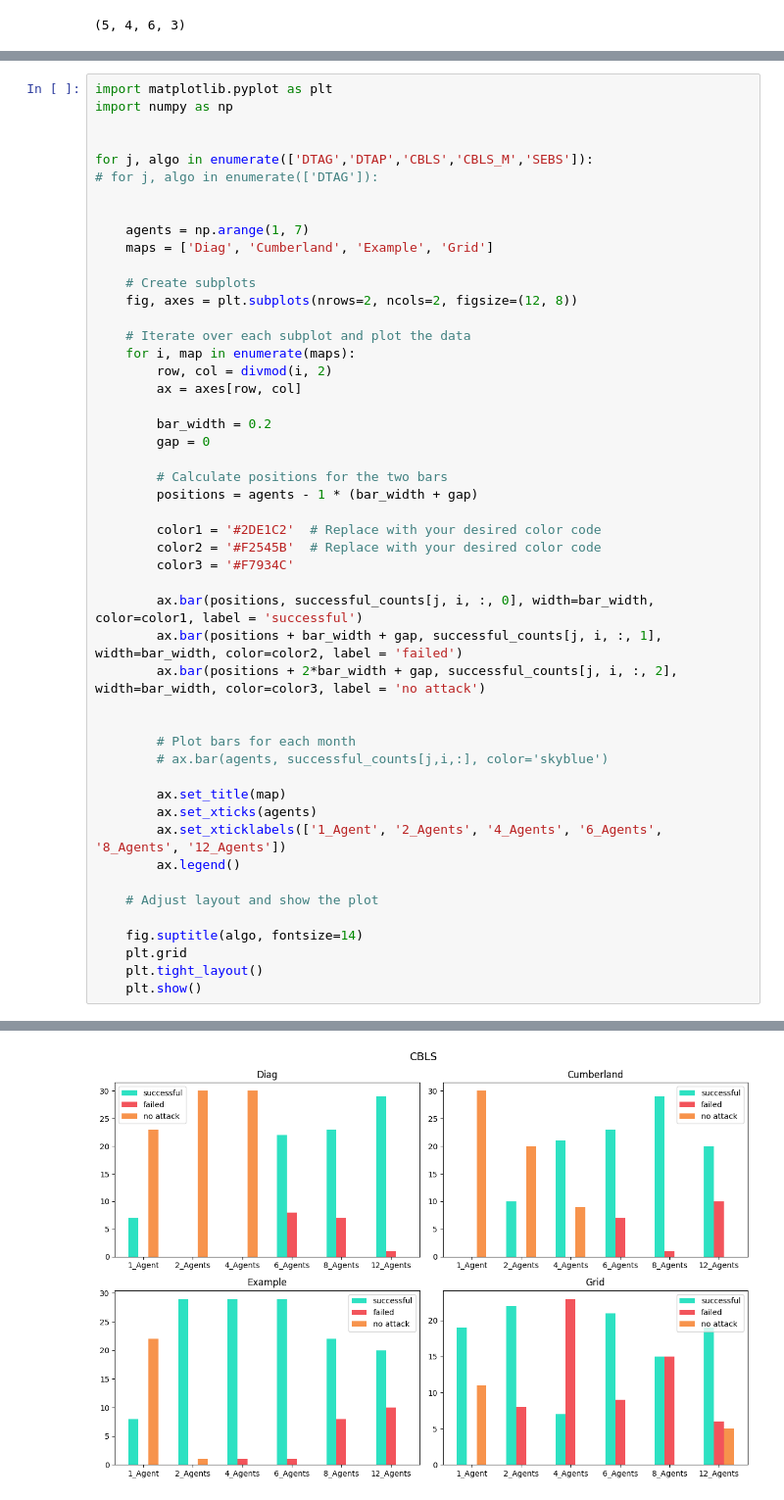
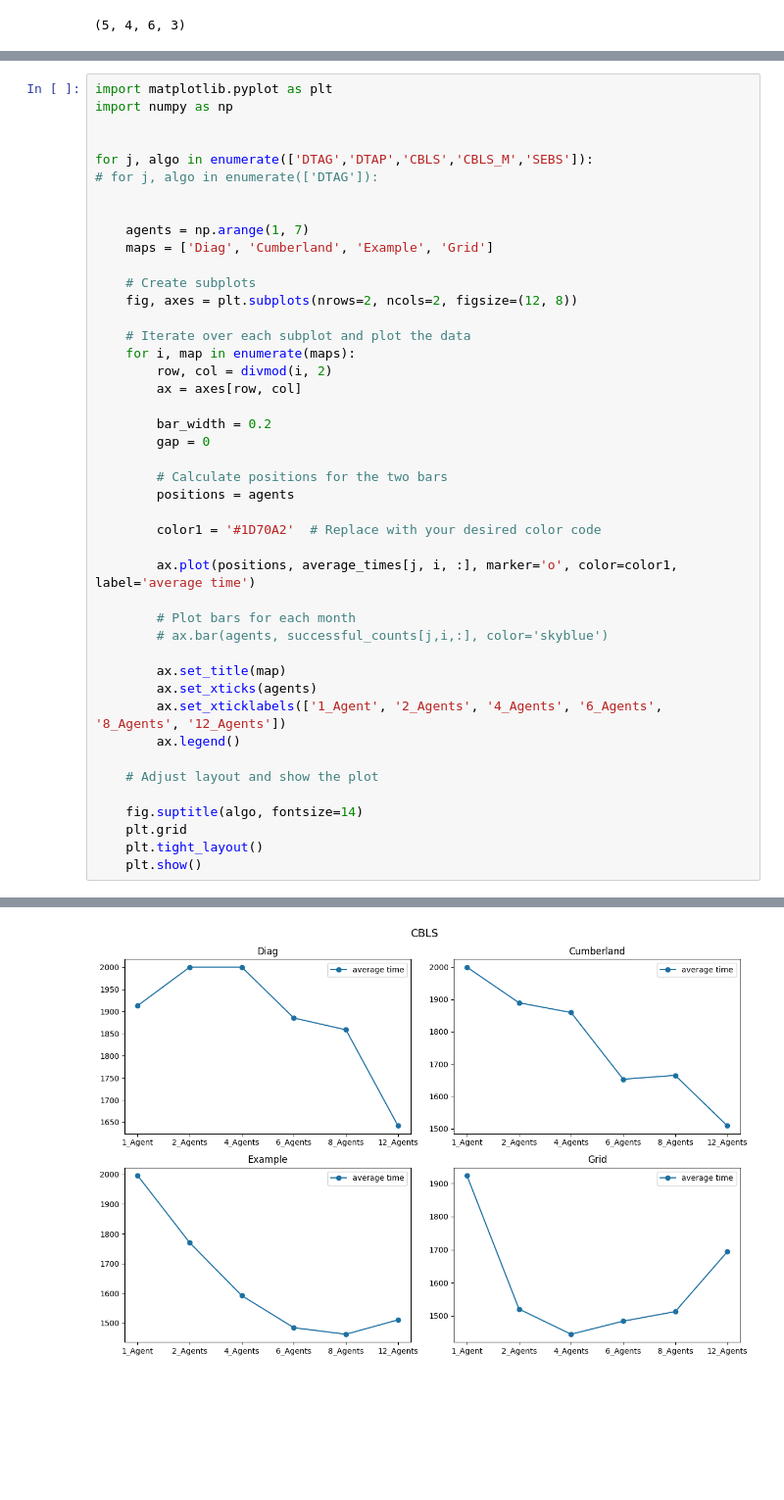
Before and after one commit to jward0/Intelligent-Intruder, a Jupyter notebook: plots.ipynb, the cells around one changed output, grey strips where cells are left out. Shown at 98% size. Drawn from its saved outputs; the diff is of its cells as text; blank space fills up the shorter version.

```diff
--- a/plots.ipynb
+++ b/plots.ipynb
@@ -95,16 +150,11 @@ for j, algo in enumerate(['DTAG','DTAP','CBLS','CBLS_M','SEBS']):
         gap = 0
 
         # Calculate positions for the two bars
-        positions = agents - 1 * (bar_width + gap)
+        positions = agents
 
-        color1 = '#2DE1C2'  # Replace with your desired color code
-        color2 = '#F2545B'  # Replace with your desired color code
-        color3 = '#F7934C'
+        color1 = '#1D70A2'  # Replace with your desired color code
 
-        ax.bar(positions, successful_counts[j, i, :, 0], width=bar_width, color=color1, label = 'successful')
-        ax.bar(positions + bar_width + gap, successful_counts[j, i, :, 1], width=bar_width, color=color2, label = 'failed')
-        ax.bar(positions + 2*bar_width + gap, successful_counts[j, i, :, 2], width=bar_width, color=color3, label = 'no attack')
-
+        ax.plot(positions, average_times[j, i, :], marker='o', color=color1, label='average time')
 
         # Plot bars for each month
         # ax.bar(agents, successful_counts[j,i,:], color='skyblue')
@@ -126 +176 @@ for j, algo in enumerate(['DTAG','DTAP','CBLS','CBLS_M','SEBS']):
-[figure, old version]
+[figure, new version]
```
Also changed, not shown: parts of 3 cells of this notebook, 22 other files.
